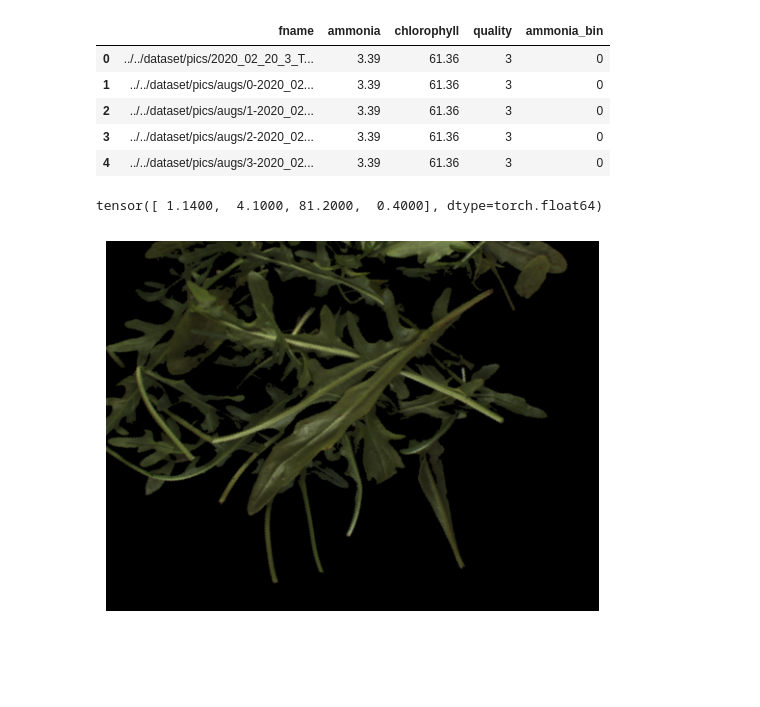
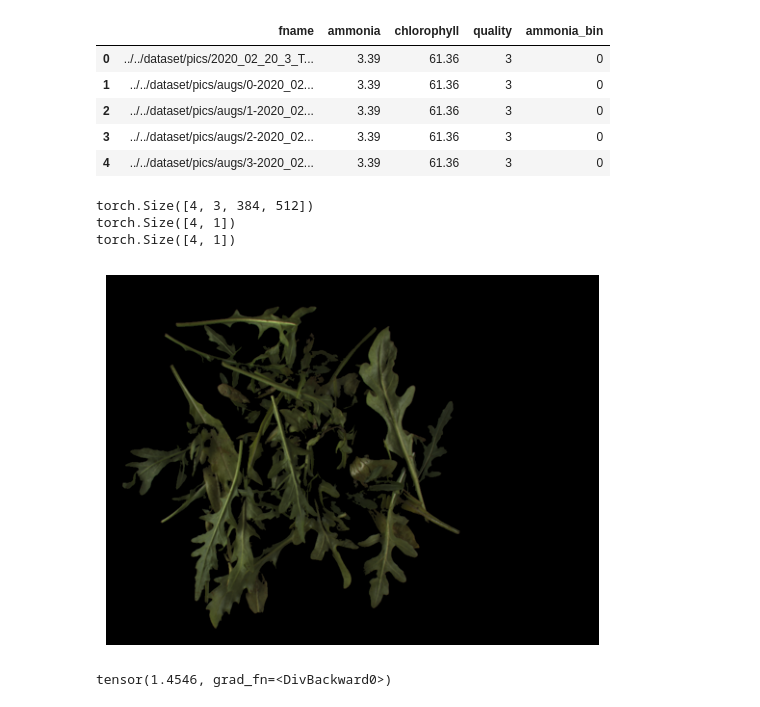
Before and after one commit to GianmarcoTurchiano/Agroalimentary-Quality-Control, a Jupyter notebook: notebooks/loader.ipynb, the cells around one changed output. Saved outputs shown, nothing was run; the diff lists cells and outputs as text; code cells hidden in the pictures; blank space fills up the shorter version.

```diff
--- a/notebooks/loader.ipynb
+++ b/notebooks/loader.ipynb
@@ -23,16 +24,24 @@ from agroalimentary_quality_control.modeling.dataset import RocketDataset, Contr
 # %%
 dataset = ContrastiveRocketDataset(df, 'ammonia', 'fname', 4, 0.5)
 loader = DataLoader(dataset, batch_size=4, shuffle=True)
+# %%
+model = RocketRegressor(1081, '../models/pretrained/mobilenet_v2_weights_best_acc.tar', 'cpu')
 # %%
 for current, anchor, negative, target in tqdm(loader):
-    print(target)
+    print(current.shape)
+    pred, _ = model(current)
+    print(pred.shape)
+    print(target.shape)
+
     negative = negative[0]
     negative = negative.permute(1, 2, 0)
     plt.imshow(negative.numpy())
     plt.axis('off')
     plt.show()
 
     break
 # %% [output]
-tensor([ 1.1400,  4.1000, 81.2000,  0.4000], dtype=torch.float64)
+torch.Size([4, 3, 384, 512])
+torch.Size([4, 1])
+torch.Size([4, 1])
-[figure, old version]
+[figure, new version]
@@ -38,0 +63,4 @@ tensor([ 1.1400,  4.1000, 81.2000,  0.4000], dtype=torch.float64)
+# %%
+rse(pred, target)
+# %% [output]
+tensor(1.4546, grad_fn=<DivBackward0>)
```
Also changed, not shown: parts of 2 cells of this notebook, 6 other files.
